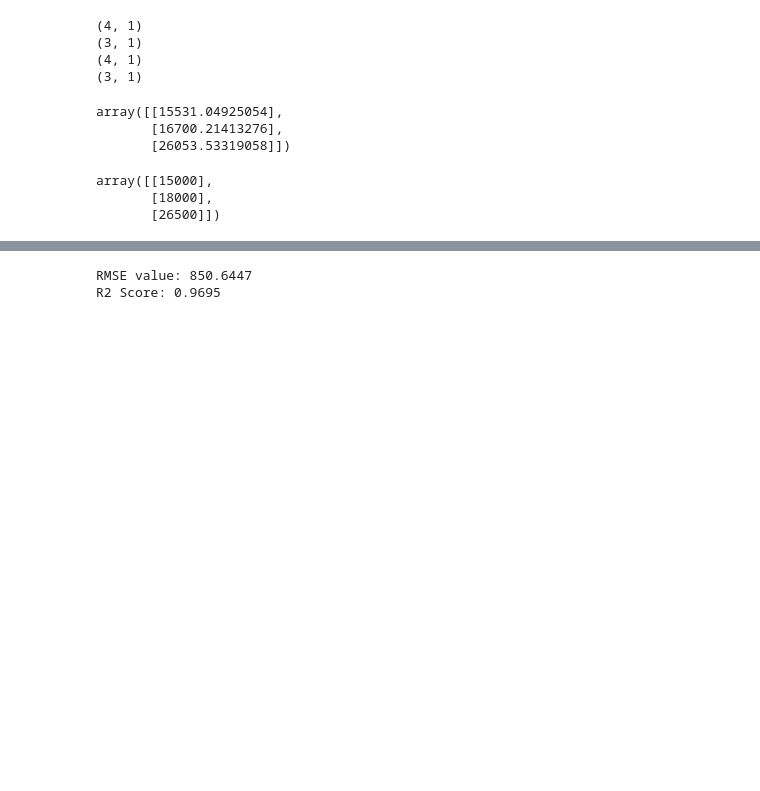
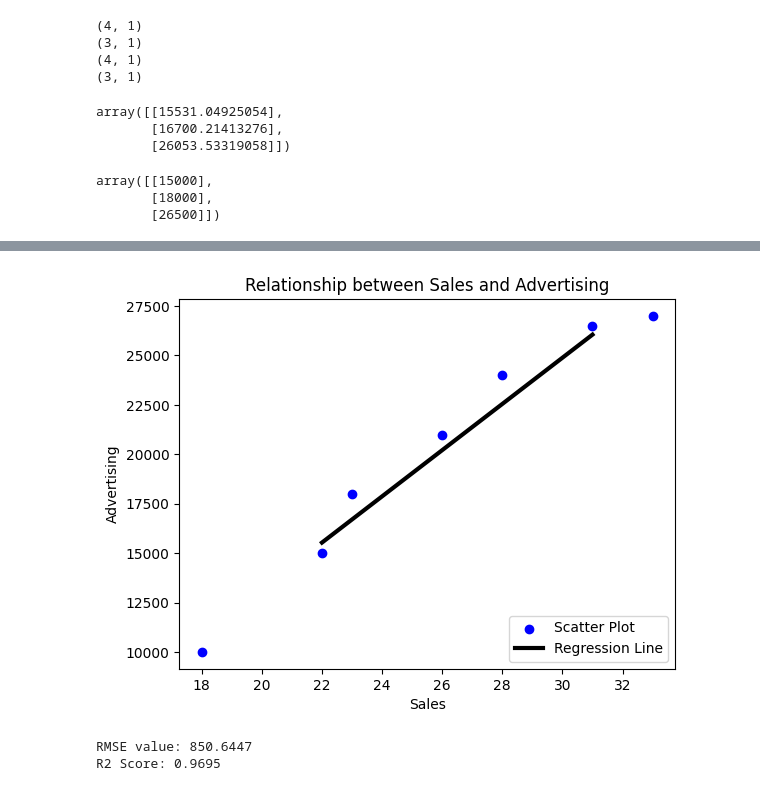
Before and after one commit to SaiMounicaGudimella/Simple-Linear-Regression, a Jupyter notebook: simple-linear-regression.ipynb, the cells around one changed output, grey strips where cells are left out. Cells and saved outputs as stored; diff of their text form; code cells hidden in the pictures; blank space fills up the shorter version.

Commit message:
Kaggle Notebook | Simple Linear Regression

```diff
--- a/simple-linear-regression.ipynb
+++ b/simple-linear-regression.ipynb
@@ -118,3 +130,13 @@ array([[15000],
+# %%
+plt.scatter(X, Y, color = 'blue', label='Scatter Plot')
+plt.plot(X_test, y_pred, color = 'black', linewidth=3, label = 'Regression Line')
+plt.title('Relationship between Sales and Advertising')
+plt.xlabel('Sales')
+plt.ylabel('Advertising')
+plt.legend(loc=4)
+plt.show()
+# %% [output]
+[figure, added]
 # %%
 #Calculate model performance
 
```
Also changed, not shown: parts of 6 cells of this notebook.
